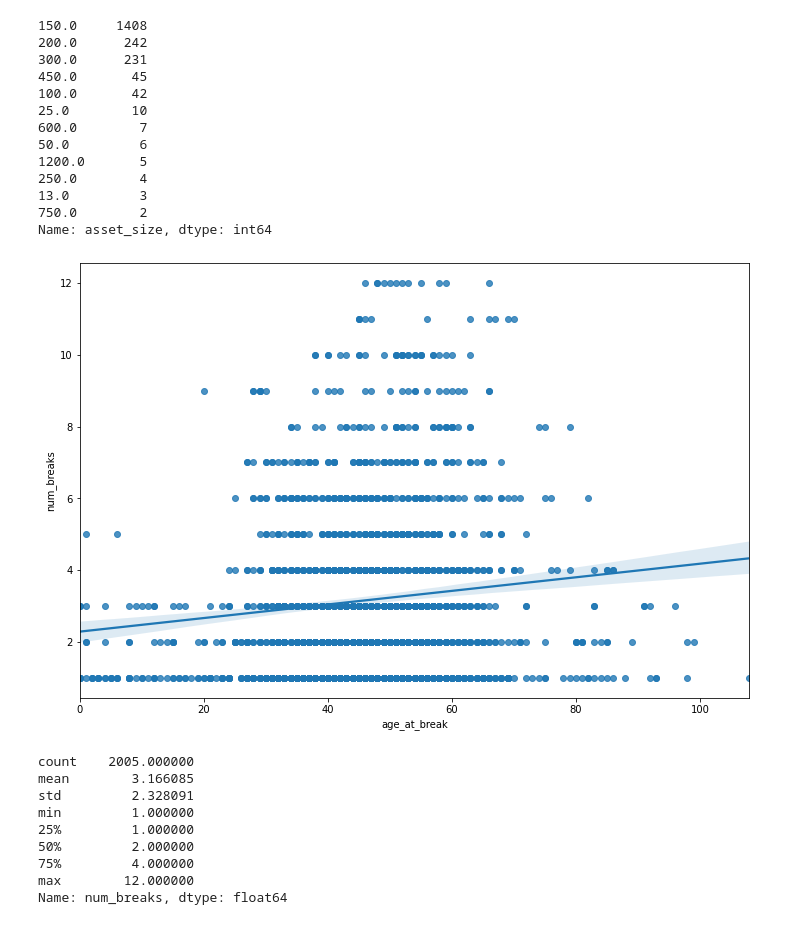
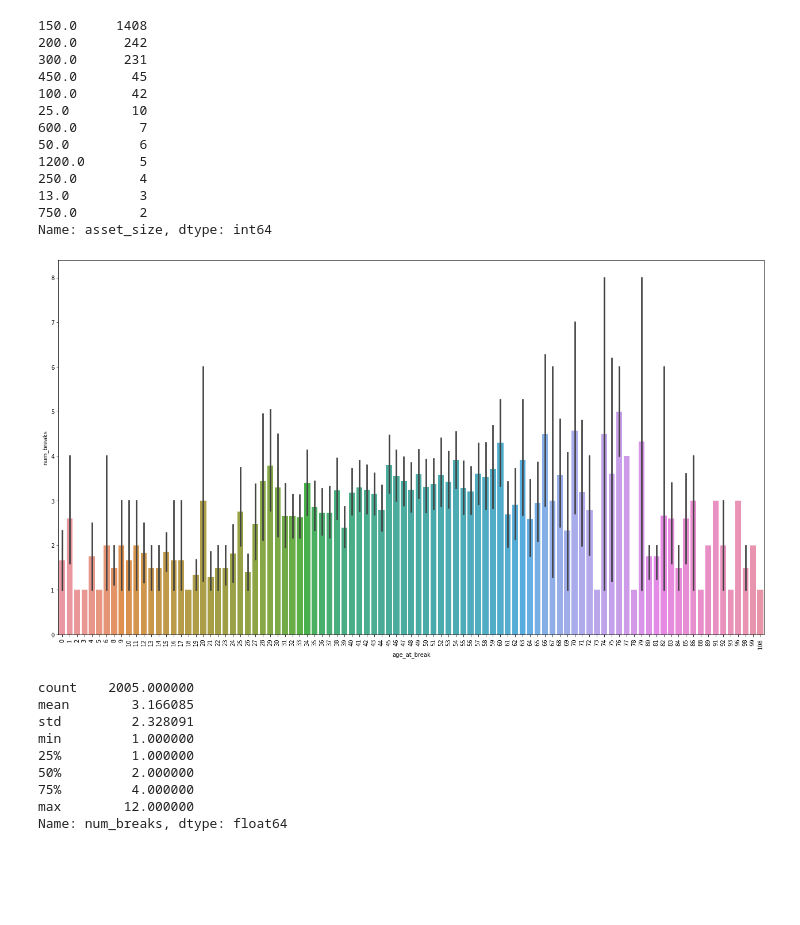
Before and after one commit to js3lliott/water-main-break-prediction-KW, a Jupyter notebook: nbs/feature_eng_preprocessing.ipynb, the cells around one changed output. Cells and saved outputs as stored; diff of their text form; code cells hidden in the pictures; blank space fills up the shorter version.

```diff
--- a/nbs/feature_eng_preprocessing.ipynb
+++ b/nbs/feature_eng_preprocessing.ipynb
@@ -730,11 +730,12 @@ Name: asset_size, dtype: int64
 # %%
 data_copy.rename(columns={'age': 'age_at_break'}, inplace=True)
 # %%
-plt.figure(figsize=(12, 8))
-sns.regplot(data_copy['age_at_break'], data_copy['num_breaks'])
+plt.figure(figsize=(22, 12))
+sns.barplot(data=data_copy, x='age_at_break', y='num_breaks')
+plt.xticks(rotation=90)
 plt.show();
 # %% [output]
-[figure, old version]
+[figure, new version]
 # %%
 data_copy['num_breaks'].describe()
 # %% [output]
```
Also changed, not shown: parts of 16 cells of this notebook.
